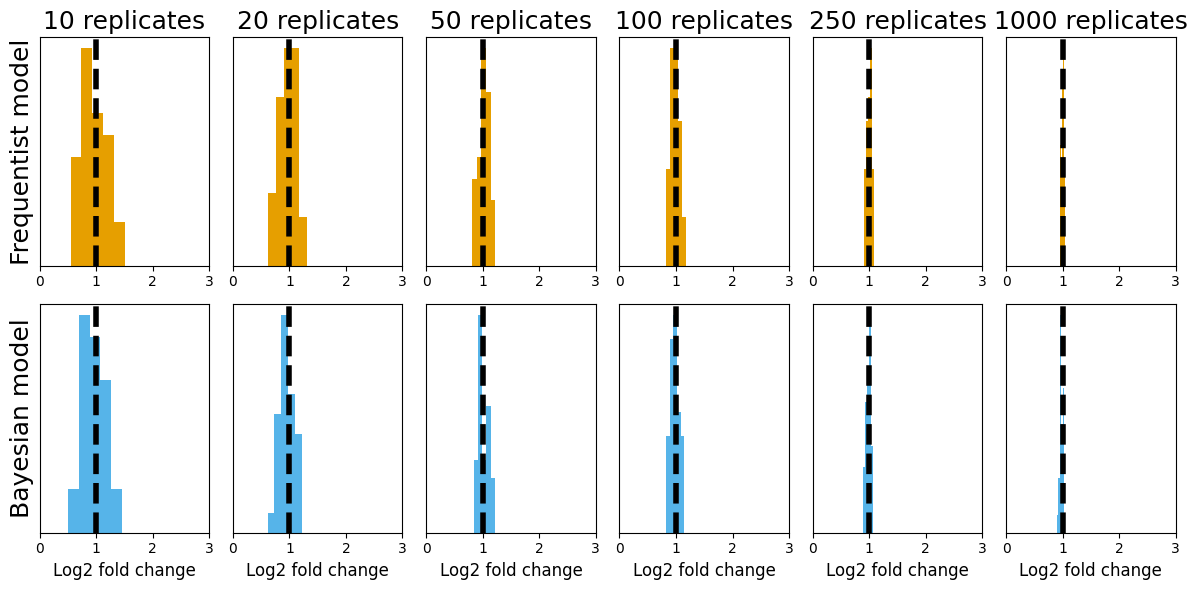
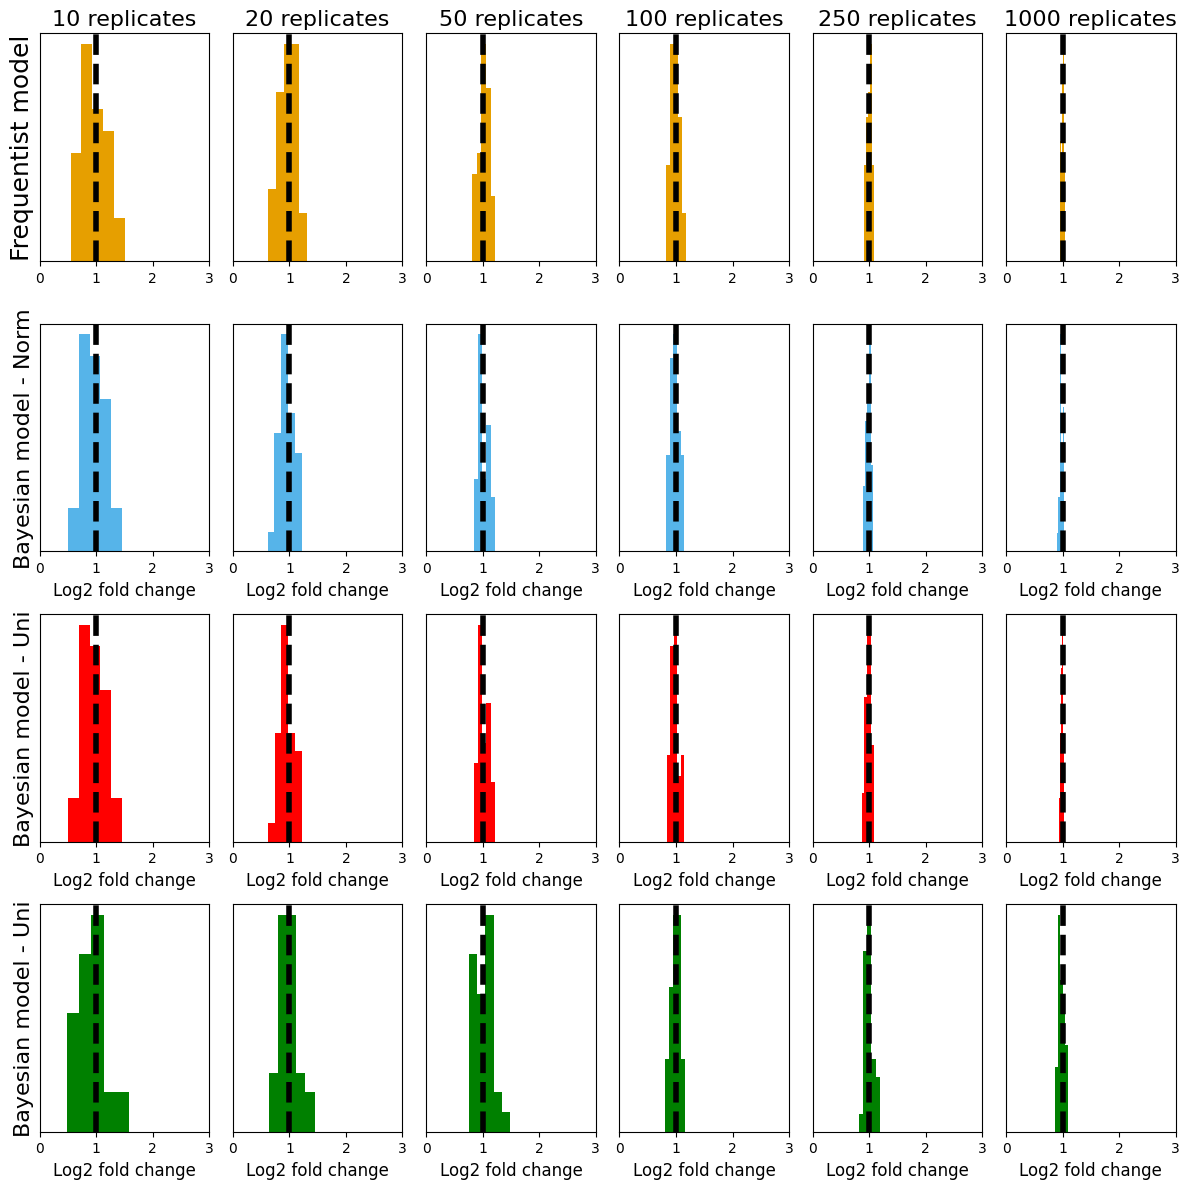
Unified diff of the notebook cell whose output changed from the first chart to the second:
--- before
+++ after
@@ -1,3 +1,3 @@
-fig, ax = plt.subplots(2,6,figsize=(12,6))
+fig, ax = plt.subplots(4,6,figsize=(12,12))
 
 for i in range(6):
@@ -7,10 +7,14 @@
     data = wide_norm_priors['Mediator'][
         wide_norm_priors['Mediator']["Replicates"] == key].reset_index(drop=True)
-
+    uni_data = uniform_priors['Mediator'][
+        uniform_priors['Mediator']["Replicates"] == key].reset_index(drop=True)
+    tight_data = tight_norm_priors['Mediator'][
+        tight_norm_priors['Mediator']["Replicates"] == key].reset_index(drop=True)
+    
     ax[0, i].axvline(data.loc[0, "Ground_truth"], 
                      color="black", linestyle="dashed", lw=4)
     ax[0, i].hist(data["Eliator"], 
                   bins=5, color="#E69F00")
-    ax[0, i].set_title(f"{key} replicates", size=18)
+    ax[0, i].set_title(f"{key} replicates", size=16)
     ax[0, 0].set_ylabel("Frequentist model", size=18)
 
@@ -19,6 +23,20 @@
     ax[1, i].hist(data["MScausality"], 
                   bins=5, color="#56B4E9")
-    ax[1, 0].set_ylabel("Bayesian model", size=18)
+    ax[1, 0].set_ylabel("Bayesian model - Norm", size=16)
     ax[1, i].set_xlabel("Log2 fold change", size=12)
+
+    ax[2, i].axvline(tight_data.loc[0, "Ground_truth"], 
+                     color="black", linestyle="dashed", lw=4)
+    ax[2, i].hist(tight_data["MScausality"], 
+                  bins=5, color="red")
+    ax[2, 0].set_ylabel("Bayesian model - Uni", size=16)
+    ax[2, i].set_xlabel("Log2 fold change", size=12)
+
+    ax[3, i].axvline(uni_data.loc[0, "Ground_truth"], 
+                     color="black", linestyle="dashed", lw=4)
+    ax[3, i].hist(uni_data["MScausality"], 
+                  bins=5, color="green")
+    ax[3, 0].set_ylabel("Bayesian model - Uni", size=16)
+    ax[3, i].set_xlabel("Log2 fold change", size=12)
 
 plt.setp(ax, xlim=(-0,3), yticks=[])

Commit: igf benchmark